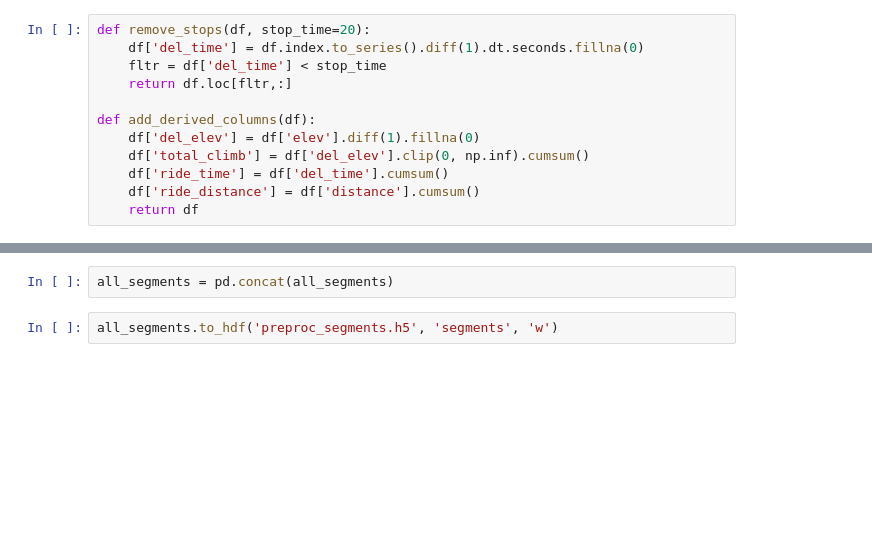
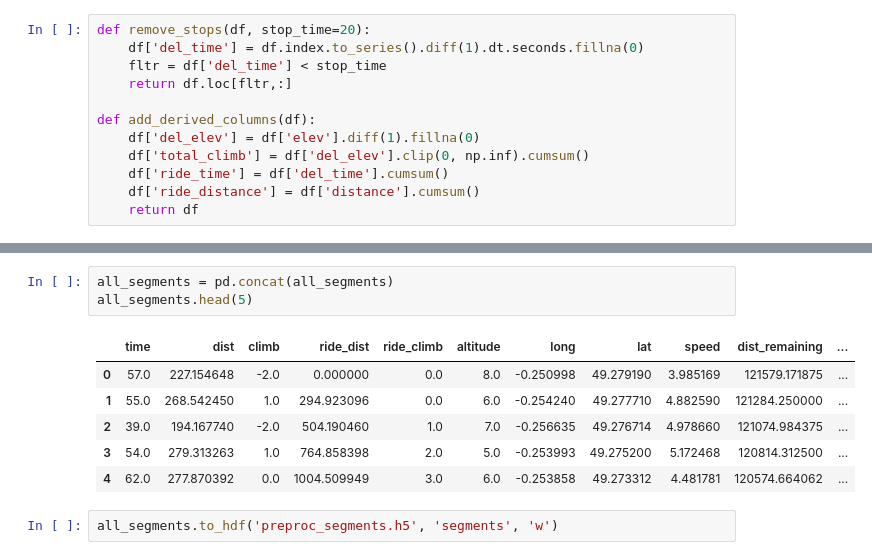
Before and after one commit to tomfrankkirk/tour_de_france, a Jupyter notebook: preprocessing.ipynb, the cells around one changed output, grey strips where cells are left out. Drawn from its saved outputs; the diff is of its cells as text; blank space fills up the shorter version.

```diff
--- a/preprocessing.ipynb
+++ b/preprocessing.ipynb
@@ -124,5 +140,13 @@ plt.show()
 # %%
 all_segments = pd.concat(all_segments)
+all_segments.head(5)
+# %% [output]
+|  | time | dist | climb | ride_dist | ride_climb | altitude | long | lat | speed | dist_remaining | ... |
+| 0 | 57.0 | 227.154648 | -2.0 | 0.000000 | 0.0 | 8.0 | -0.250998 | 49.279190 | 3.985169 | 121579.171875 | ... |
+| 1 | 55.0 | 268.542450 | 1.0 | 294.923096 | 0.0 | 6.0 | -0.254240 | 49.277710 | 4.882590 | 121284.250000 | ... |
+| 2 | 39.0 | 194.167740 | -2.0 | 504.190460 | 1.0 | 7.0 | -0.256635 | 49.276714 | 4.978660 | 121074.984375 | ... |
+| 3 | 54.0 | 279.313263 | 1.0 | 764.858398 | 2.0 | 5.0 | -0.253993 | 49.275200 | 5.172468 | 120814.312500 | ... |
+| 4 | 62.0 | 277.870392 | 0.0 | 1004.509949 | 3.0 | 6.0 | -0.253858 | 49.273312 | 4.481781 | 120574.664062 | ... |
 # %%
 all_segments.to_hdf('preproc_segments.h5', 'segments', 'w')
 # %%
```
Also changed, not shown: parts of 7 cells of this notebook.
